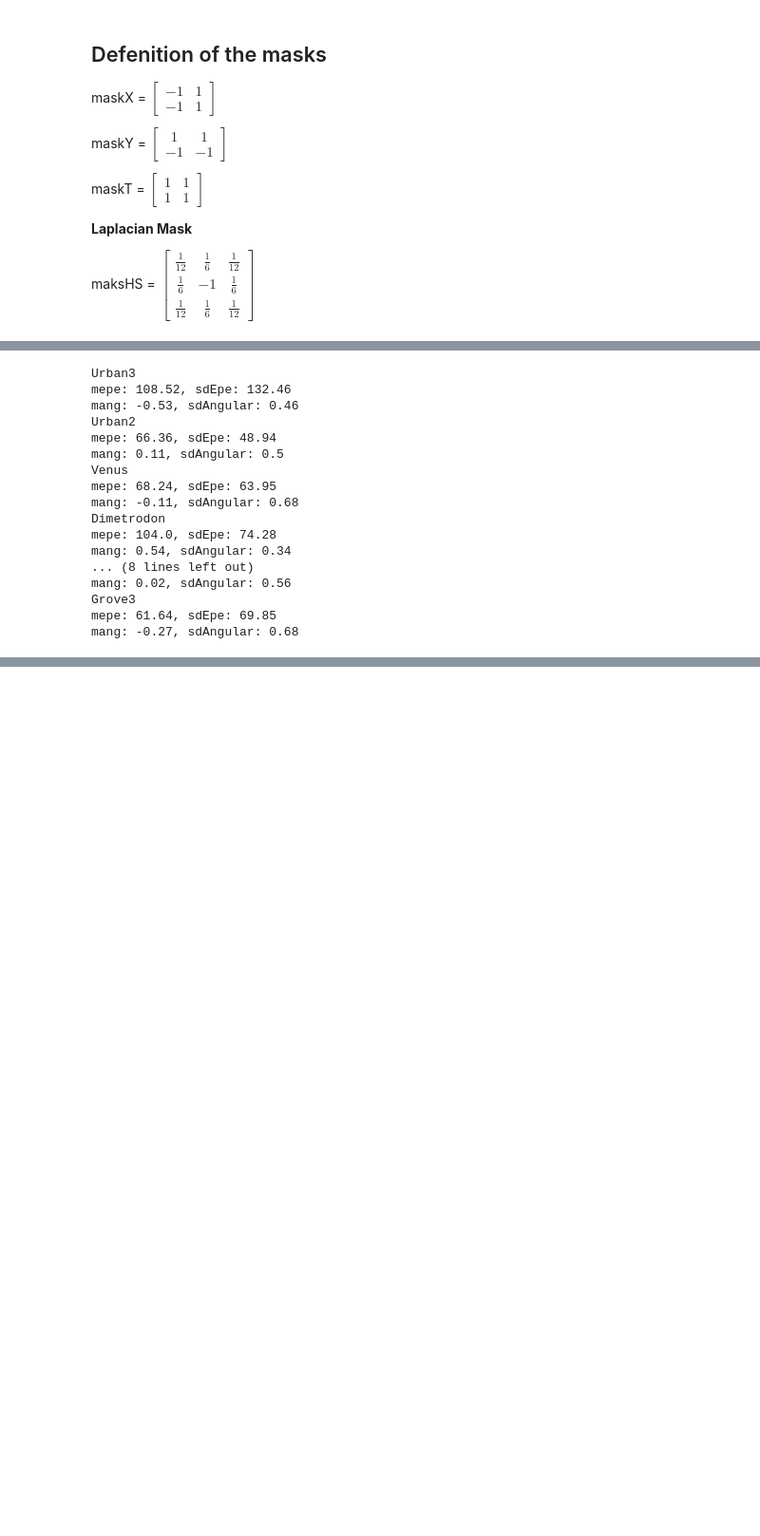
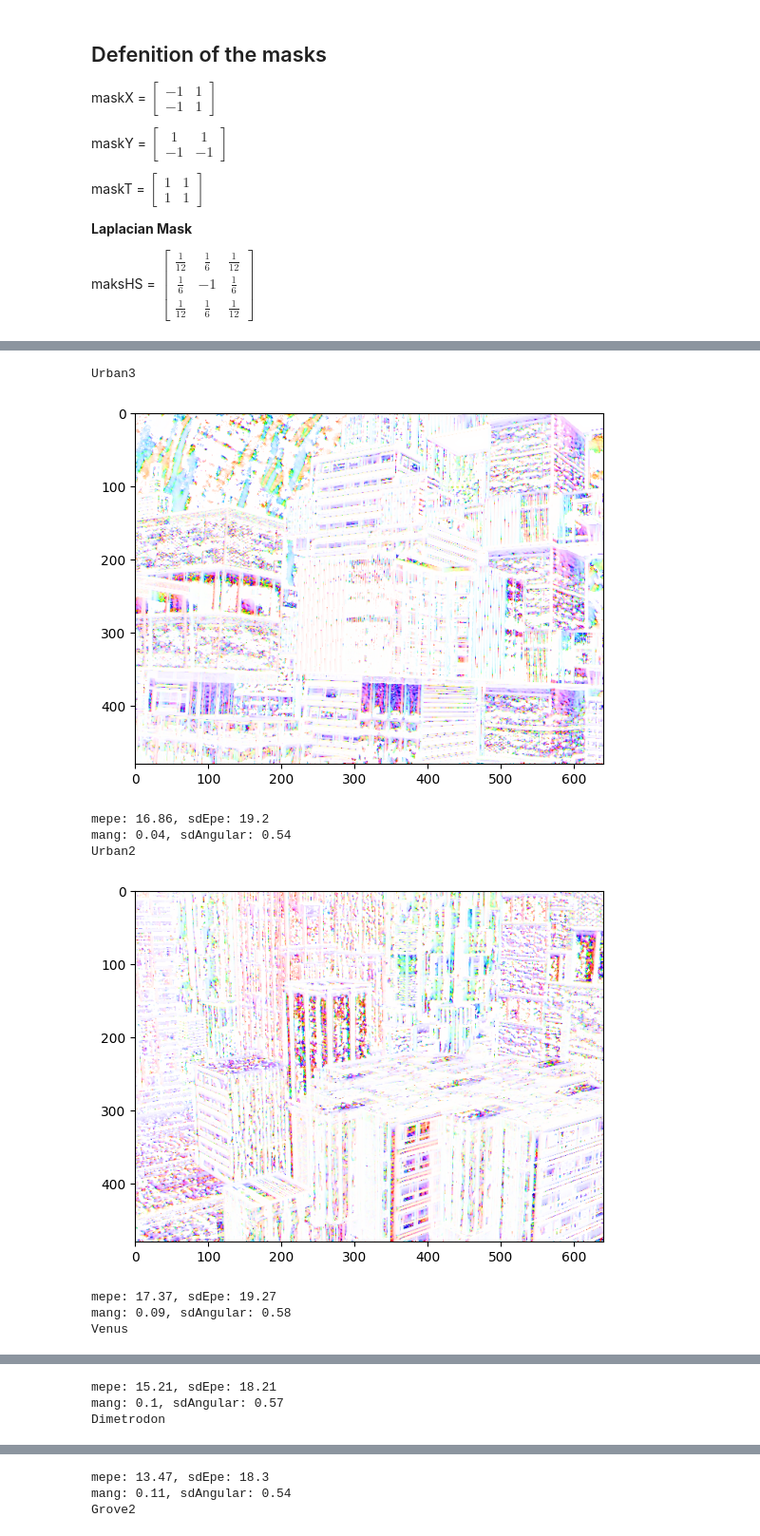
Before and after one commit to XavierVerbrugge2000/VC_Project, a Jupyter notebook: HS.ipynb, the cells around one changed output, grey strips where cells are left out. Shown at 95% size. Drawn from its saved outputs; the diff is of its cells as text; code cells hidden in the pictures; blank space fills up the shorter version.

```diff
--- a/HS.ipynb
+++ b/HS.ipynb
@@ -168,4 +159,4 @@ from src.lk_hs.horn_shunck import hs
 img1 = "dataset/other-data-color/Dimetrodon/frame10.png"
 img2 = "dataset/other-data-color/Dimetrodon/frame11.png"
 
-u, v = hs(img_t=img1, img_t1=img2, multi_channel=True)
+u, v, img = hs(img_t=img1, img_t1=img2, multi_channel=True)
@@ -187,32 +189,33 @@ folders = os.listdir('ground_truth_flow')
 # %%
+from src.lk_hs.horn_shunck import hs
+from src.evaluation.end_point_error import calc_MEPE_directory
+from src.evaluation.angular_error import calc_AAE_directory
+from src.representation.colorwhele import visualize_flow
+
+import os
+folders = os.listdir('ground_truth_flow')
+
 for i in folders:
     img1 = f"dataset/other-data-color/{i}/frame10.png"
     img2 = f"dataset/other-data-color/{i}/frame11.png"
 
     u, v = hs(img_t=img1, img_t1=img2, multi_channel=True)
 
     mepe, sdEpe = calc_MEPE_directory(i, u, v)
 
     mang, sdAngular = calc_AAE_directory(i, u, v)
 
     print(i)
+    visualize_flow(u=u, v=v)
     print(f"mepe: {mepe}, sdEpe: {sdEpe}")
     print(f"mang: {mang}, sdAngular: {sdAngular}")
 # %% [output]
 Urban3
-mepe: 108.52, sdEpe: 132.46
-mang: -0.53, sdAngular: 0.46
-Urban2
-mepe: 66.36, sdEpe: 48.94
-mang: 0.11, sdAngular: 0.5
-Venus
-mepe: 68.24, sdEpe: 63.95
-mang: -0.11, sdAngular: 0.68
-Dimetrodon
-mepe: 104.0, sdEpe: 74.28
-mang: 0.54, sdAngular: 0.34
-... (8 lines left out)
-mang: 0.02, sdAngular: 0.56
-Grove3
-mepe: 61.64, sdEpe: 69.85
-mang: -0.27, sdAngular: 0.68
+[figure, added]
+mepe: 16.86, sdEpe: 19.2
+mang: 0.04, sdAngular: 0.54
+Urban2
+[figure, added]
+mepe: 17.37, sdEpe: 19.27
+mang: 0.09, sdAngular: 0.58
+Venus
@@ -218,0 +223,3 @@ mang: -0.27, sdAngular: 0.68
+mepe: 15.21, sdEpe: 18.21
+mang: 0.1, sdAngular: 0.57
+Dimetrodon
@@ -218,0 +227,3 @@ mang: -0.27, sdAngular: 0.68
+mepe: 13.47, sdEpe: 18.3
+mang: 0.11, sdAngular: 0.54
+Grove2
```
Also changed, not shown: parts of 15 cells of this notebook, 2 other files.
